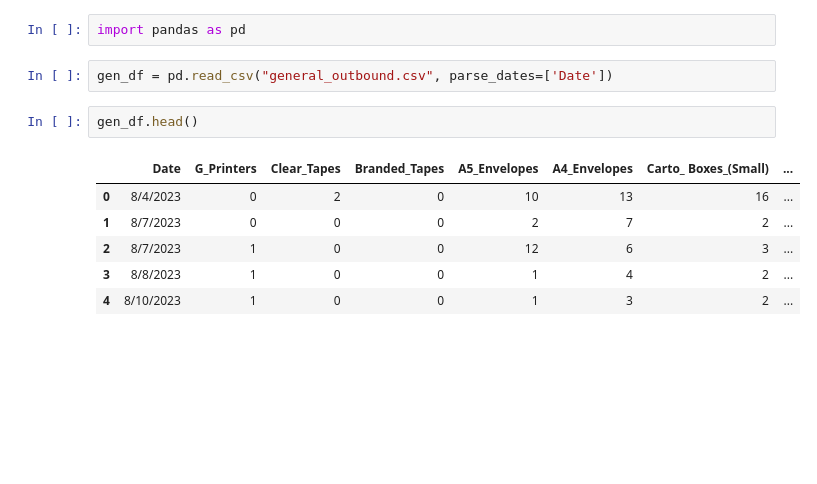
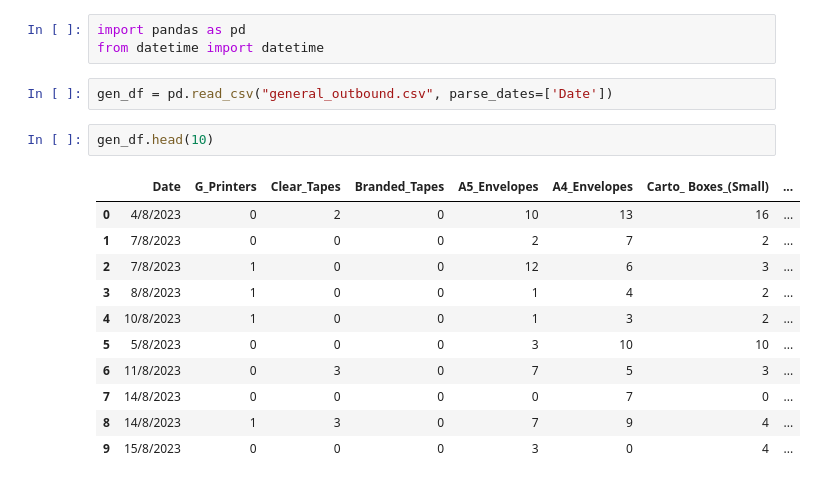
Before and after one commit to Nyotabenson/DILAGAIN-TECHNOLOGIES-Inventory-tracker-, a Jupyter notebook: general.ipynb, the cells around one changed output. Saved outputs shown, nothing was run; the diff lists cells and outputs as text; blank space fills up the shorter version.

```diff
--- a/general.ipynb
+++ b/general.ipynb
@@ -1,16 +1,22 @@
 # %%
 import pandas as pd
+from datetime import datetime
 # %%
 gen_df = pd.read_csv("general_outbound.csv", parse_dates=['Date'])
 # %%
-gen_df.head()
+gen_df.head(10)
 # %% [output]
 |  | Date | G_Printers | Clear_Tapes | Branded_Tapes | A5_Envelopes | A4_Envelopes | Carto_ Boxes_(Small) | ... |
-| 0 | 8/4/2023 | 0 | 2 | 0 | 10 | 13 | 16 | ... |
-| 1 | 8/7/2023 | 0 | 0 | 0 | 2 | 7 | 2 | ... |
-| 2 | 8/7/2023 | 1 | 0 | 0 | 12 | 6 | 3 | ... |
+| 0 | 4/8/2023 | 0 | 2 | 0 | 10 | 13 | 16 | ... |
+| 1 | 7/8/2023 | 0 | 0 | 0 | 2 | 7 | 2 | ... |
+| 2 | 7/8/2023 | 1 | 0 | 0 | 12 | 6 | 3 | ... |
 | 3 | 8/8/2023 | 1 | 0 | 0 | 1 | 4 | 2 | ... |
-| 4 | 8/10/2023 | 1 | 0 | 0 | 1 | 3 | 2 | ... |
+| 4 | 10/8/2023 | 1 | 0 | 0 | 1 | 3 | 2 | ... |
+| 5 | 5/8/2023 | 0 | 0 | 0 | 3 | 10 | 10 | ... |
+| 6 | 11/8/2023 | 0 | 3 | 0 | 7 | 5 | 3 | ... |
+| 7 | 14/8/2023 | 0 | 0 | 0 | 0 | 7 | 0 | ... |
+| 8 | 14/8/2023 | 1 | 3 | 0 | 7 | 9 | 4 | ... |
+| 9 | 15/8/2023 | 0 | 0 | 0 | 3 | 0 | 4 | ... |
 # %%
 gen_df.info()
 # %% [output]
```
Also changed, not shown: parts of 8 cells of this notebook, 3 other files.
